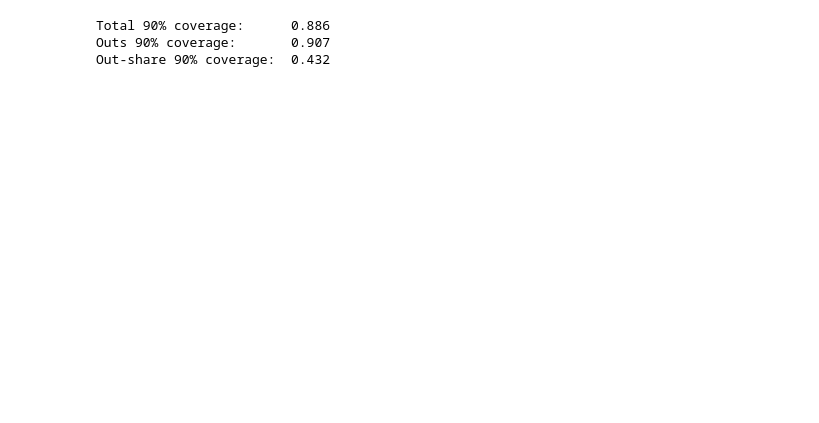
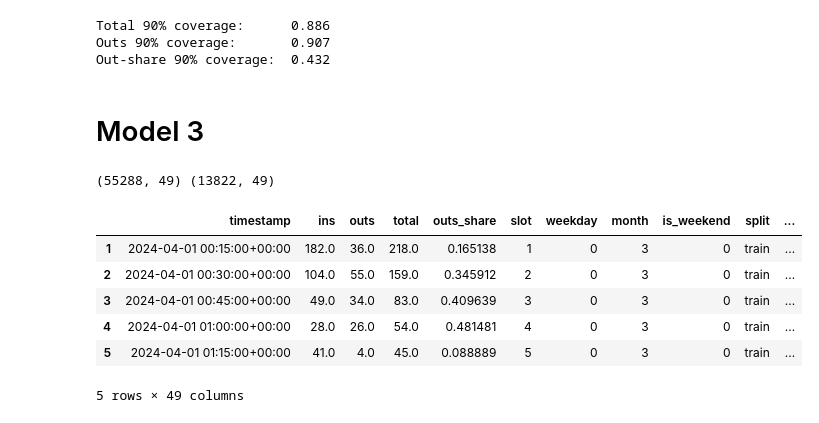
Before and after one commit to cri3t14n/CopenMetroAnalysis, a Jupyter notebook: IndividualWork/Cristian/pyro_model.ipynb, the cells around one changed output. Cells and saved outputs as stored; diff of their text form; code cells hidden in the pictures; blank space fills up the shorter version.

```diff
--- a/IndividualWork/Cristian/pyro_model.ipynb
+++ b/IndividualWork/Cristian/pyro_model.ipynb
@@ -412,3 +414,62 @@ print(f"Out-share 90% coverage:  {share_coverage_sw:.3f}")
 Total 90% coverage:      0.886
 Outs 90% coverage:       0.907
 Out-share 90% coverage:  0.432
+# %% [markdown]
+# Model 3
+# %%
+train_df = train_df.sort_values("timestamp").reset_index(drop=True)
+test_df = test_df.sort_values("timestamp").reset_index(drop=True)
+
+# combine first so the lag at the train/test boundary is correct
+full_df = pd.concat(
+    [train_df.assign(split="train"), test_df.assign(split="test")],
+    ignore_index=True
+).sort_values("timestamp").reset_index(drop=True)
+
+full_df["lag_total"] = full_df["total"].shift(1)
+full_df["lag_outs_share"] = full_df["outs_share"].shift(1)
+
+# remove first row because it has no lag
+full_df = full_df.dropna(subset=["lag_total", "lag_outs_share"]).copy()
+
+# log transform total lag
+full_df["log_lag_total"] = np.log1p(full_df["lag_total"])
+
+# stabilize outs_share lag before logit
+eps = 1e-4
+full_df["lag_outs_share_clipped"] = full_df["lag_outs_share"].clip(eps, 1 - eps)
+full_df["logit_lag_outs_share"] = np.log(
+    full_df["lag_outs_share_clipped"] / (1 - full_df["lag_outs_share_clipped"])
+)
+
+# standardize lag features using TRAIN ONLY
+train_mask = full_df["split"] == "train"
+
+log_lag_mean = full_df.loc[train_mask, "log_lag_total"].mean()
+log_lag_std = full_df.loc[train_mask, "log_lag_total"].std()
+
+dir_lag_mean = full_df.loc[train_mask, "logit_lag_outs_share"].mean()
+dir_lag_std = full_df.loc[train_mask, "logit_lag_outs_share"].std()
+
+full_df["log_lag_total_std"] = (
+    full_df["log_lag_total"] - log_lag_mean
+) / log_lag_std
+
+full_df["logit_lag_outs_share_std"] = (
+    full_df["logit_lag_outs_share"] - dir_lag_mean
+) / dir_lag_std
+
+train_ar_df = full_df[full_df["split"] == "train"].copy()
+test_ar_df = full_df[full_df["split"] == "test"].copy()
+
+print(train_ar_df.shape, test_ar_df.shape)
+train_ar_df.head()
+# %% [output]
+(55288, 49) (13822, 49)
+|  | timestamp | ins | outs | total | outs_share | slot | weekday | month | is_weekend | split | ... |
+| 1 | 2024-04-01 00:15:00+00:00 | 182.0 | 36.0 | 218.0 | 0.165138 | 1 | 0 | 3 | 0 | train | ... |
+| 2 | 2024-04-01 00:30:00+00:00 | 104.0 | 55.0 | 159.0 | 0.345912 | 2 | 0 | 3 | 0 | train | ... |
+| 3 | 2024-04-01 00:45:00+00:00 | 49.0 | 34.0 | 83.0 | 0.409639 | 3 | 0 | 3 | 0 | train | ... |
+| 4 | 2024-04-01 01:00:00+00:00 | 28.0 | 26.0 | 54.0 | 0.481481 | 4 | 0 | 3 | 0 | train | ... |
+| 5 | 2024-04-01 01:15:00+00:00 | 41.0 | 4.0 | 45.0 | 0.088889 | 5 | 0 | 3 | 0 | train | ... |
+5 rows × 49 columns
```
Also changed, not shown: parts of 22 cells of this notebook.
